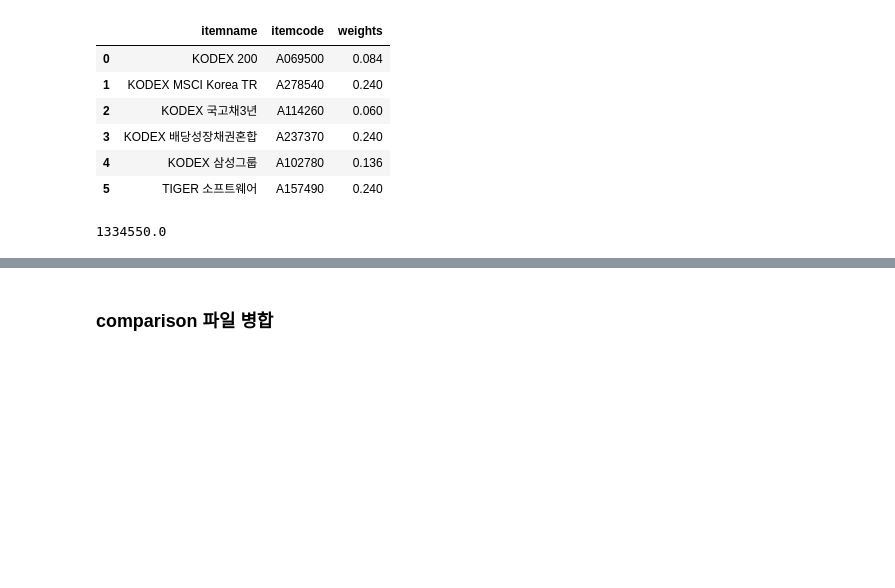
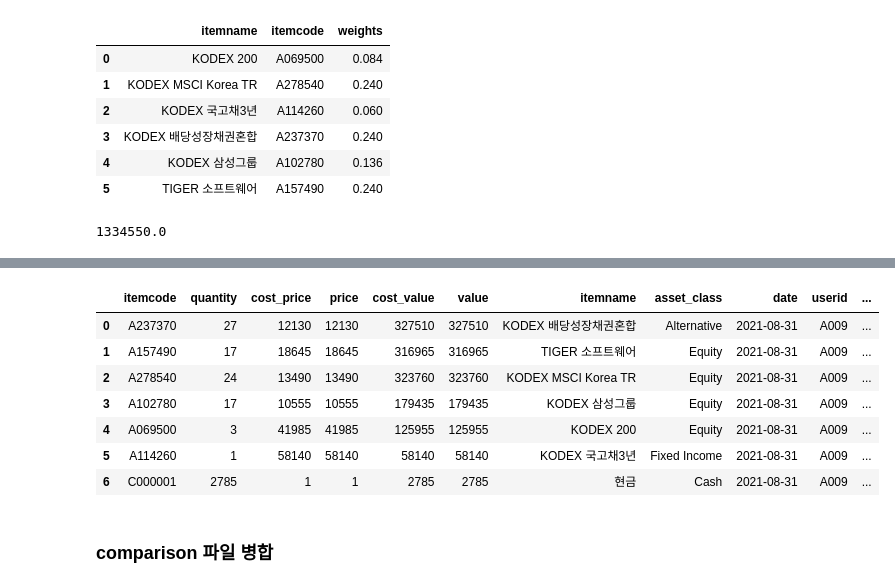
Before and after one commit to my2582/kisra, a Jupyter notebook: 3.rebalancing.ipynb, the cells around one changed output, grey strips where cells are left out. Drawn from its saved outputs; the diff is of its cells as text; code cells hidden in the pictures; blank space fills up the shorter version.

```diff
--- a/3.rebalancing.ipynb
+++ b/3.rebalancing.ipynb
@@ -295,6 +295,17 @@ df_comp
 | 4 | 적극투자형대규모 | A069500 | KODEX 200 | 3 | 9.4 | 125,955 | 8.4 | - | 0 | 3 | 41,985 | ... |
 | 5 | 적극투자형대규모 | A114260 | KODEX 국고채3년 | 1 | 4.4 | 58,140 | 6.0 | - | 0 | 1 | 58,140 | ... |
 | 6 | 적극투자형대규모 | C000001 | 현금 | 2,785 | 0.2 | 2,785 | 0.0 | - | 0 | 2,785 | 1 | ... |
+# %%
+after
+# %% [output]
+|  | itemcode | quantity | cost_price | price | cost_value | value | itemname | asset_class | date | userid | ... |
+| 0 | A237370 | 27 | 12130 | 12130 | 327510 | 327510 | KODEX 배당성장채권혼합 | Alternative | 2021-08-31 | A009 | ... |
+| 1 | A157490 | 17 | 18645 | 18645 | 316965 | 316965 | TIGER 소프트웨어 | Equity | 2021-08-31 | A009 | ... |
+| 2 | A278540 | 24 | 13490 | 13490 | 323760 | 323760 | KODEX MSCI Korea TR | Equity | 2021-08-31 | A009 | ... |
+| 3 | A102780 | 17 | 10555 | 10555 | 179435 | 179435 | KODEX 삼성그룹 | Equity | 2021-08-31 | A009 | ... |
+| 4 | A069500 | 3 | 41985 | 41985 | 125955 | 125955 | KODEX 200 | Equity | 2021-08-31 | A009 | ... |
+| 5 | A114260 | 1 | 58140 | 58140 | 58140 | 58140 | KODEX 국고채3년 | Fixed Income | 2021-08-31 | A009 | ... |
+| 6 | C000001 | 2785 | 1 | 1 | 2785 | 2785 | 현금 | Cash | 2021-08-31 | A009 | ... |
 # %%
 bal_rebaldate = after[['date', 'itemcode', 'userid', 'username', 'asset_class', 'itemname',
        'quantity', 'cost_price', 'cost_value', 'price', 'value', 'wt',
```
Also changed, not shown: 3 other files.
